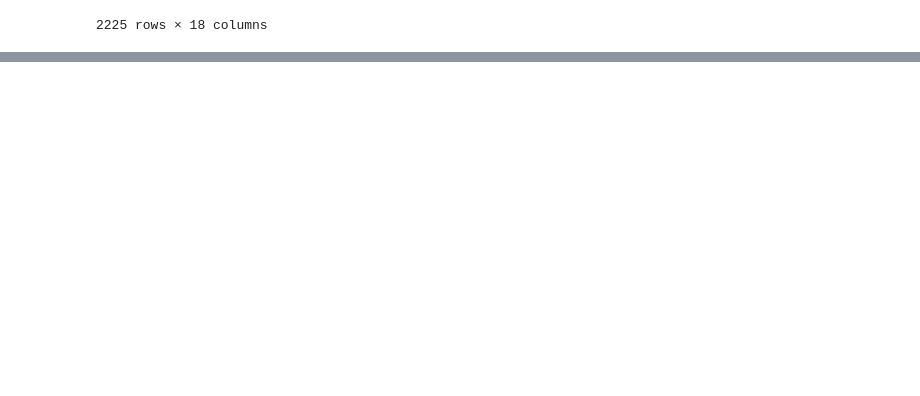
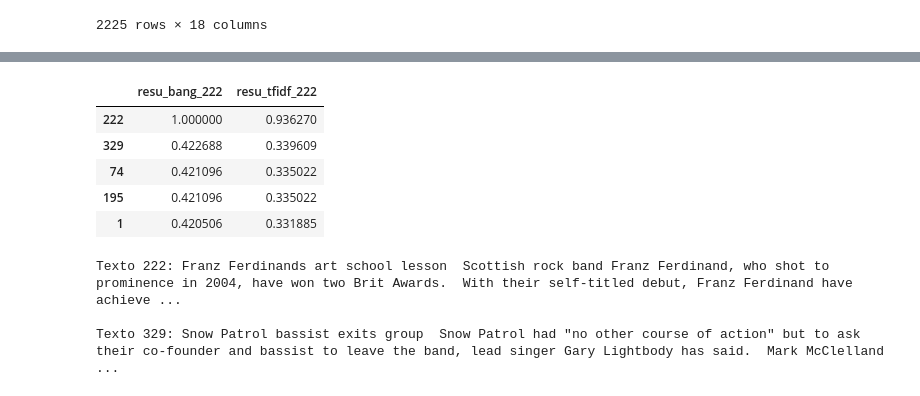
Before and after one commit to ecaf1/NPL_STUDLOG, a Jupyter notebook: Exercise_list/List_1/List_1.ipynb, the cells around one changed output, grey strips where cells are left out. Saved outputs shown, nothing was run; the diff lists cells and outputs as text; code cells hidden in the pictures; blank space fills up the shorter version.

```diff
--- a/Exercise_list/List_1/List_1.ipynb
+++ b/Exercise_list/List_1/List_1.ipynb
@@ -342,0 +362,15 @@ Name: clean_text_2, Length: 2225, dtype: object
+# %%
+# Analize do texto 222
+display(pd.merge( df["resu_bang_222"].nlargest(), df["resu_tfidf_222"].nlargest(), left_index=True, right_index=True))
+print(f"Texto 222: {df['data'][222]}", end="\n\n")
+print(f"Texto 329: {df['data'][329]}", end="\n\n")
+# %% [output]
+|  | resu_bang_222 | resu_tfidf_222 |
+| 222 | 1.000000 | 0.936270 |
+| 329 | 0.422688 | 0.339609 |
+| 74 | 0.421096 | 0.335022 |
+| 195 | 0.421096 | 0.335022 |
+| 1 | 0.420506 | 0.331885 |
+Texto 222: Franz Ferdinands art school lesson  Scottish rock band Franz Ferdinand, who shot to prominence in 2004, have won two Brit Awards.  With their self-titled debut, Franz Ferdinand have achieve ...
+
+Texto 329: Snow Patrol bassist exits group  Snow Patrol had "no other course of action" but to ask their co-founder and bassist to leave the band, lead singer Gary Lightbody has said.  Mark McClelland ...
```
Also changed, not shown: parts of 9 cells of this notebook.
